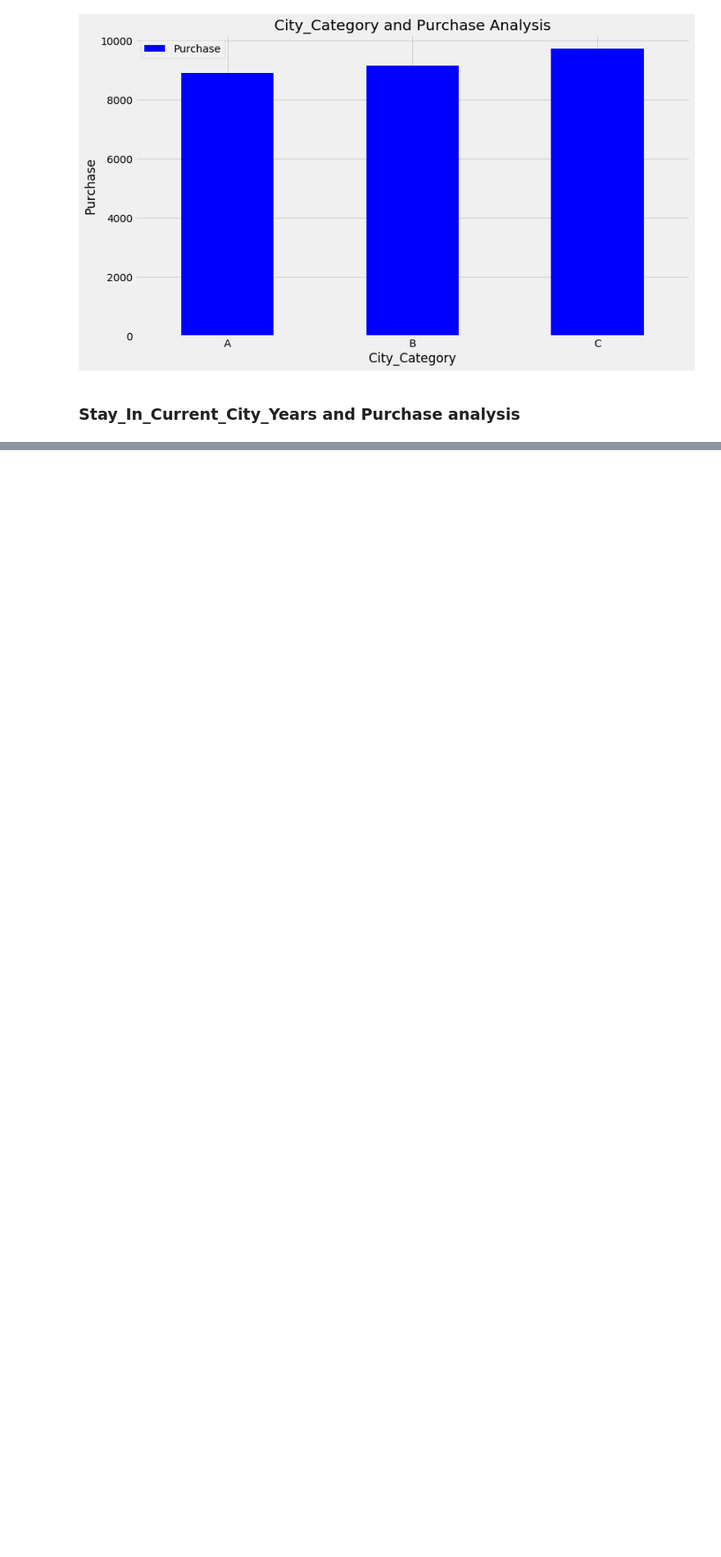
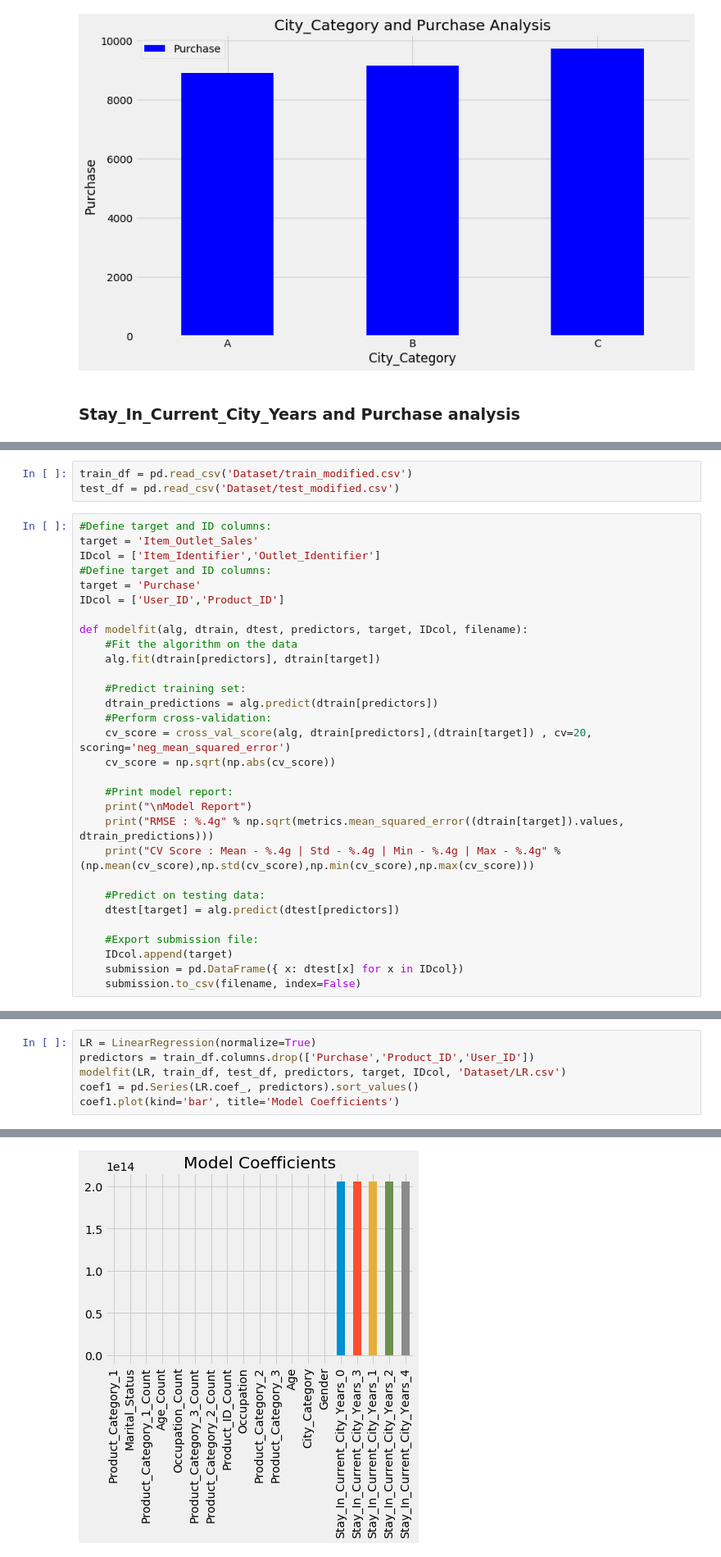
Before and after one commit to RaquelRufino/The-Black-Friday-Predictor, a Jupyter notebook: How_much_will_a_customer_spend?.ipynb, the cells around one changed output, grey strips where cells are left out. Shown: that part at 82% size. Drawn from its saved outputs; the diff is of its cells as text; blank space fills up the shorter version.

Commit message:
Model Building

```diff
--- a/How_much_will_a_customer_spend?.ipynb
+++ b/How_much_will_a_customer_spend?.ipynb
@@ -237,0 +481,33 @@ KeyError: 'Stay_In_Current_City_Years '
+# %%
+train_df = pd.read_csv('Dataset/train_modified.csv')
+test_df = pd.read_csv('Dataset/test_modified.csv')
+# %%
+#Define target and ID columns:
+target = 'Item_Outlet_Sales'
+IDcol = ['Item_Identifier','Outlet_Identifier']
+#Define target and ID columns:
+target = 'Purchase'
+IDcol = ['User_ID','Product_ID']
+
+def modelfit(alg, dtrain, dtest, predictors, target, IDcol, filename):
+    #Fit the algorithm on the data
+    alg.fit(dtrain[predictors], dtrain[target])
+
+    #Predict training set:
+    dtrain_predictions = alg.predict(dtrain[predictors])
+    #Perform cross-validation:
+    cv_score = cross_val_score(alg, dtrain[predictors],(dtrain[target]) , cv=20, scoring='neg_mean_squared_error')
+    cv_score = np.sqrt(np.abs(cv_score))
+
+    #Print model report:
+    print("\nModel Report")
+    print("RMSE : %.4g" % np.sqrt(metrics.mean_squared_error((dtrain[target]).values, dtrain_predictions)))
+    print("CV Score : Mean - %.4g | Std - %.4g | Min - %.4g | Max - %.4g" % (np.mean(cv_score),np.std(cv_score),np.min(cv_score),np.max(cv_score)))
+
+    #Predict on testing data:
+    dtest[target] = alg.predict(dtest[predictors])
+
+    #Export submission file:
+    IDcol.append(target)
+    submission = pd.DataFrame({ x: dtest[x] for x in IDcol})
+    submission.to_csv(filename, index=False)
@@ -237,0 +516,7 @@ KeyError: 'Stay_In_Current_City_Years '
+# %%
+LR = LinearRegression(normalize=True)
+predictors = train_df.columns.drop(['Purchase','Product_ID','User_ID'])
+modelfit(LR, train_df, test_df, predictors, target, IDcol, 'Dataset/LR.csv')
+coef1 = pd.Series(LR.coef_, predictors).sort_values()
+coef1.plot(kind='bar', title='Model Coefficients')
+# %% [output]
@@ -237,0 +527 @@ KeyError: 'Stay_In_Current_City_Years '
+[figure, added]
```
Also changed, not shown: parts of 33 cells of this notebook, 9 other files.
